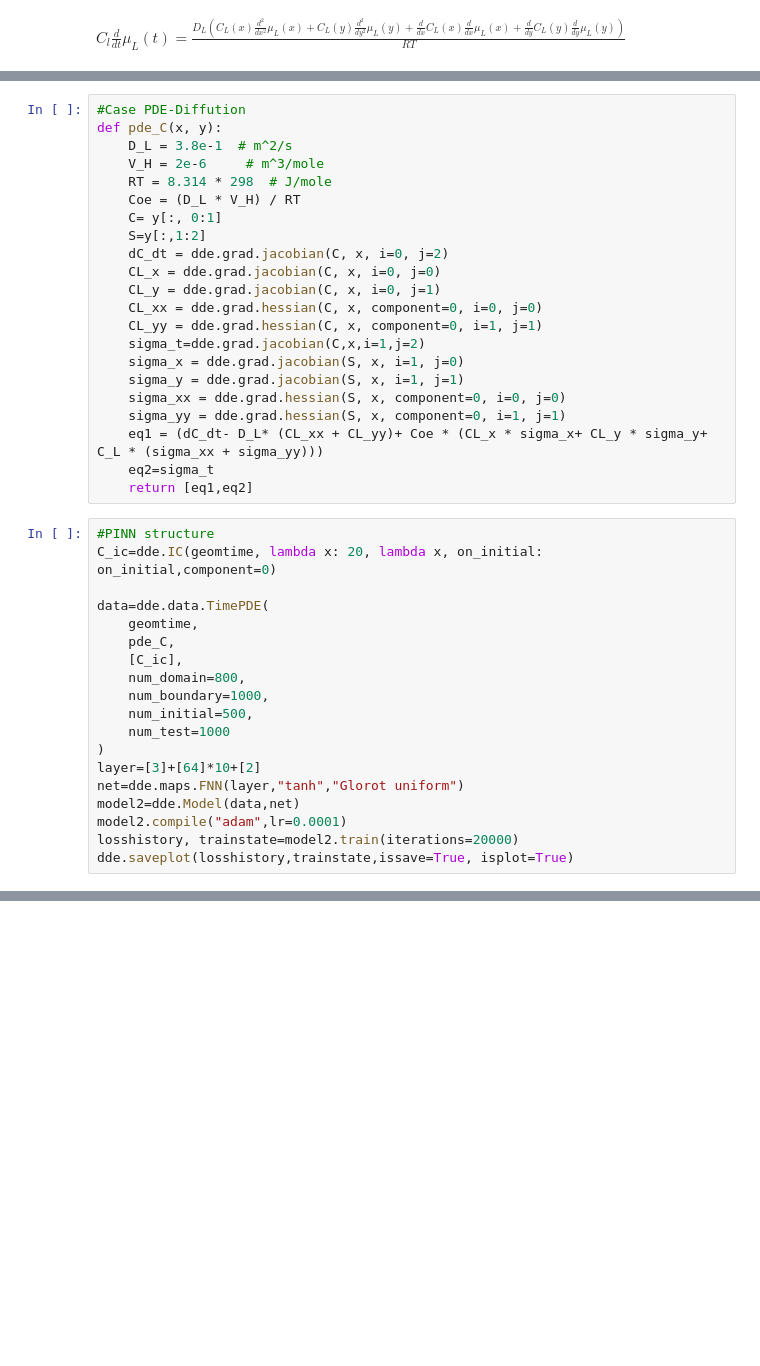
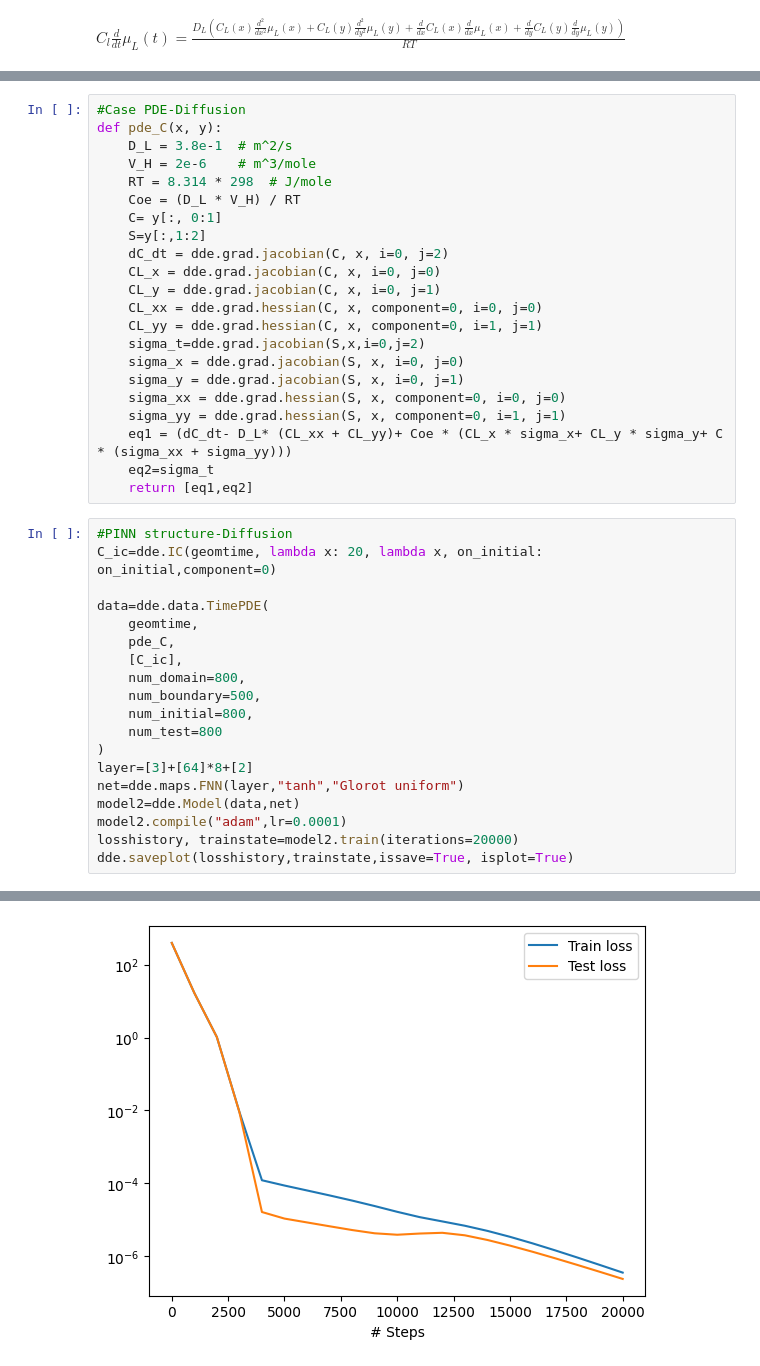
Before and after one commit to Daniel19993099/PINN_testing, a Jupyter notebook: PINN_0.2.16.ipynb, the cells around one changed output, grey strips where cells are left out. Drawn from its saved outputs; the diff is of its cells as text; blank space fills up the shorter version.

```diff
--- a/PINN_0.2.16.ipynb
+++ b/PINN_0.2.16.ipynb
@@ -97,8 +105,8 @@ ValueError: cannot reshape array of size 20000 into shape (100,100)
 # %%
-#Case PDE-Diffution
+#Case PDE-Diffusion
 def pde_C(x, y):
     D_L = 3.8e-1  # m^2/s
-    V_H = 2e-6     # m^3/mole
+    V_H = 2e-6    # m^3/mole
     RT = 8.314 * 298  # J/mole
     Coe = (D_L * V_H) / RT
     C= y[:, 0:1]
@@ -108,16 +116,16 @@ def pde_C(x, y):
     CL_y = dde.grad.jacobian(C, x, i=0, j=1)
     CL_xx = dde.grad.hessian(C, x, component=0, i=0, j=0)
     CL_yy = dde.grad.hessian(C, x, component=0, i=1, j=1)
-    sigma_t=dde.grad.jacobian(C,x,i=1,j=2)
-    sigma_x = dde.grad.jacobian(S, x, i=1, j=0)
-    sigma_y = dde.grad.jacobian(S, x, i=1, j=1)
+    sigma_t=dde.grad.jacobian(S,x,i=0,j=2)
+    sigma_x = dde.grad.jacobian(S, x, i=0, j=0)
+    sigma_y = dde.grad.jacobian(S, x, i=0, j=1)
     sigma_xx = dde.grad.hessian(S, x, component=0, i=0, j=0)
     sigma_yy = dde.grad.hessian(S, x, component=0, i=1, j=1)
-    eq1 = (dC_dt- D_L* (CL_xx + CL_yy)+ Coe * (CL_x * sigma_x+ CL_y * sigma_y+ C_L * (sigma_xx + sigma_yy)))
+    eq1 = (dC_dt- D_L* (CL_xx + CL_yy)+ Coe * (CL_x * sigma_x+ CL_y * sigma_y+ C * (sigma_xx + sigma_yy)))
     eq2=sigma_t
     return [eq1,eq2]
 # %%
-#PINN structure
+#PINN structure-Diffusion
 C_ic=dde.IC(geomtime, lambda x: 20, lambda x, on_initial: on_initial,component=0)
 
 data=dde.data.TimePDE(
@@ -125,13 +133,14 @@ data=dde.data.TimePDE(
     pde_C,
     [C_ic],
     num_domain=800,
-    num_boundary=1000,
-    num_initial=500,
-    num_test=1000
+    num_boundary=500,
+    num_initial=800,
+    num_test=800
 )
-layer=[3]+[64]*10+[2]
+layer=[3]+[64]*8+[2]
 net=dde.maps.FNN(layer,"tanh","Glorot uniform")
 model2=dde.Model(data,net)
 model2.compile("adam",lr=0.0001)
 losshistory, trainstate=model2.train(iterations=20000)
 dde.saveplot(losshistory,trainstate,issave=True, isplot=True)
+# %% [output]
@@ -138,2 +164,3 @@ dde.saveplot(losshistory,trainstate,issave=True, isplot=True)
+[figure, added]
 # %%
 #Plot
```
Also changed, not shown: parts of 6 cells of this notebook, 2 other files.
